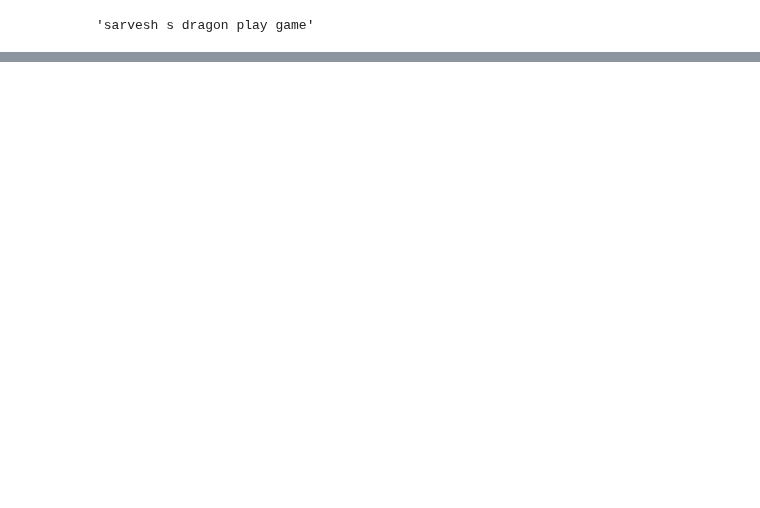
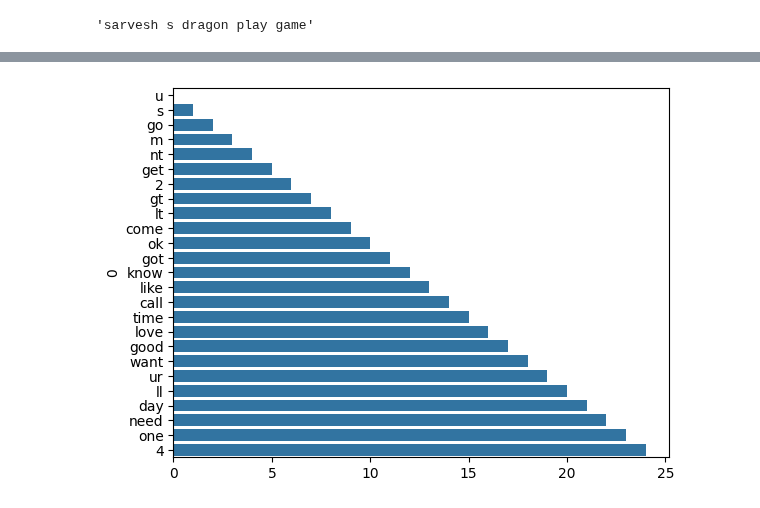
Before and after one commit to Sarvesh-Kesharwani/Spam_Classifier, a Jupyter notebook: 2. data_cleaning/1.ipynb, the cells around one changed output, grey strips where cells are left out. Saved outputs shown, nothing was run; the diff lists cells and outputs as text; code cells hidden in the pictures; blank space fills up the shorter version.

```diff
--- a/2. data_cleaning/1.ipynb
+++ b/2. data_cleaning/1.ipynb
@@ -278,0 +363,13 @@ ModuleNotFoundError: No module named 'wordcloud'
+# %%
+ham_corpus = []
+for msg in data[data['ham_or_spam'] == 0]['clean_mail'].to_list():
+    for word in msg.split():
+        # if word not in spam_corpus:
+        ham_corpus.append(word)
+
+len(ham_corpus), ham_corpus
+
+sns.barplot(pd.DataFrame(Counter(ham_corpus).most_common(25))[0])
+plt.show()
+# %% [output]
+[figure, added]
```
Also changed, not shown: parts of 13 cells of this notebook.
